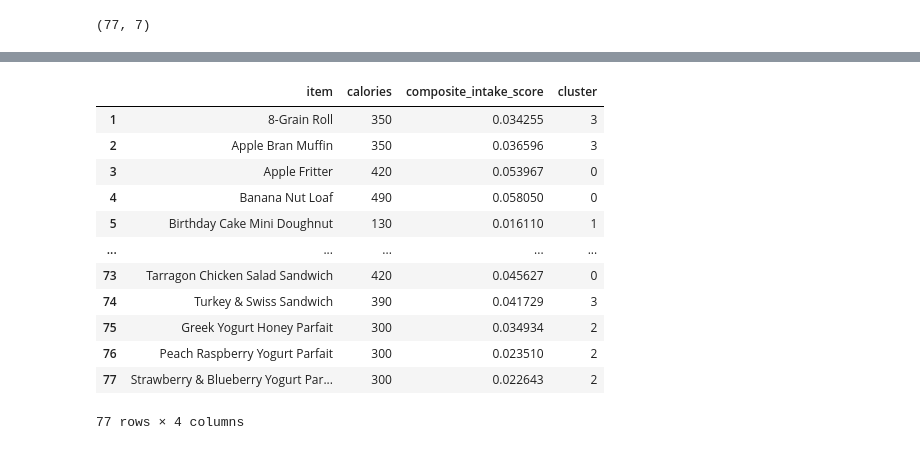
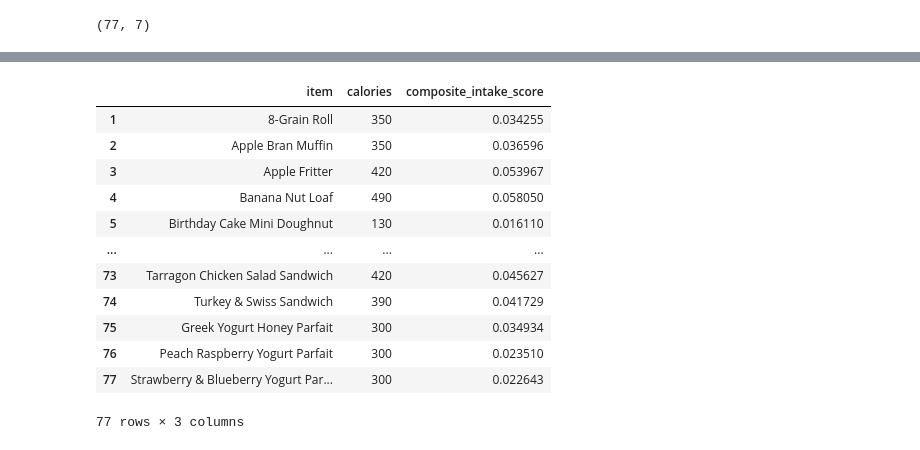
Before and after one commit to johnsonlarryl/machine_learning_training, a Jupyter notebook: supervised/classification/learning_algorithm/learning_algorithm/nutrition/notebooks/nutrition.ipynb, the cells around one changed output, grey strips where cells are left out. Saved outputs shown, nothing was run; the diff lists cells and outputs as text; code cells hidden in the pictures.

```diff
--- a/supervised/classification/learning_algorithm/learning_algorithm/nutrition/notebooks/nutrition.ipynb
+++ b/supervised/classification/learning_algorithm/learning_algorithm/nutrition/notebooks/nutrition.ipynb
@@ -514,19 +598,19 @@ m, b = np.polyfit(x[:, 0], x[:, 6], 1)
 # %%
 # ŷ = β0 + calories * x1j + composite_intake_score * x2j
 # and the actual output value of the cluster as
 # y = cluster
-menu_items[["item", "calories", "composite_intake_score", "cluster"]]
+menu_items[["item", "calories", "composite_intake_score"]]
 # %% [output]
-|  | item | calories | composite_intake_score | cluster |
-| 1 | 8-Grain Roll | 350 | 0.034255 | 3 |
-| 2 | Apple Bran Muffin | 350 | 0.036596 | 3 |
-| 3 | Apple Fritter | 420 | 0.053967 | 0 |
-| 4 | Banana Nut Loaf | 490 | 0.058050 | 0 |
-| 5 | Birthday Cake Mini Doughnut | 130 | 0.016110 | 1 |
-| ... | ... | ... | ... | ... |
-| 73 | Tarragon Chicken Salad Sandwich | 420 | 0.045627 | 0 |
-| 74 | Turkey & Swiss Sandwich | 390 | 0.041729 | 3 |
-| 75 | Greek Yogurt Honey Parfait | 300 | 0.034934 | 2 |
-| 76 | Peach Raspberry Yogurt Parfait | 300 | 0.023510 | 2 |
-| 77 | Strawberry & Blueberry Yogurt Par... | 300 | 0.022643 | 2 |
+|  | item | calories | composite_intake_score |
+| 1 | 8-Grain Roll | 350 | 0.034255 |
+| 2 | Apple Bran Muffin | 350 | 0.036596 |
+| 3 | Apple Fritter | 420 | 0.053967 |
+| 4 | Banana Nut Loaf | 490 | 0.058050 |
+| 5 | Birthday Cake Mini Doughnut | 130 | 0.016110 |
+| ... | ... | ... | ... |
+| 73 | Tarragon Chicken Salad Sandwich | 420 | 0.045627 |
+| 74 | Turkey & Swiss Sandwich | 390 | 0.041729 |
+| 75 | Greek Yogurt Honey Parfait | 300 | 0.034934 |
+| 76 | Peach Raspberry Yogurt Parfait | 300 | 0.023510 |
+| 77 | Strawberry & Blueberry Yogurt Par... | 300 | 0.022643 |
-77 rows × 4 columns
+77 rows × 3 columns
```
Also changed, not shown: parts of 10 cells of this notebook.
